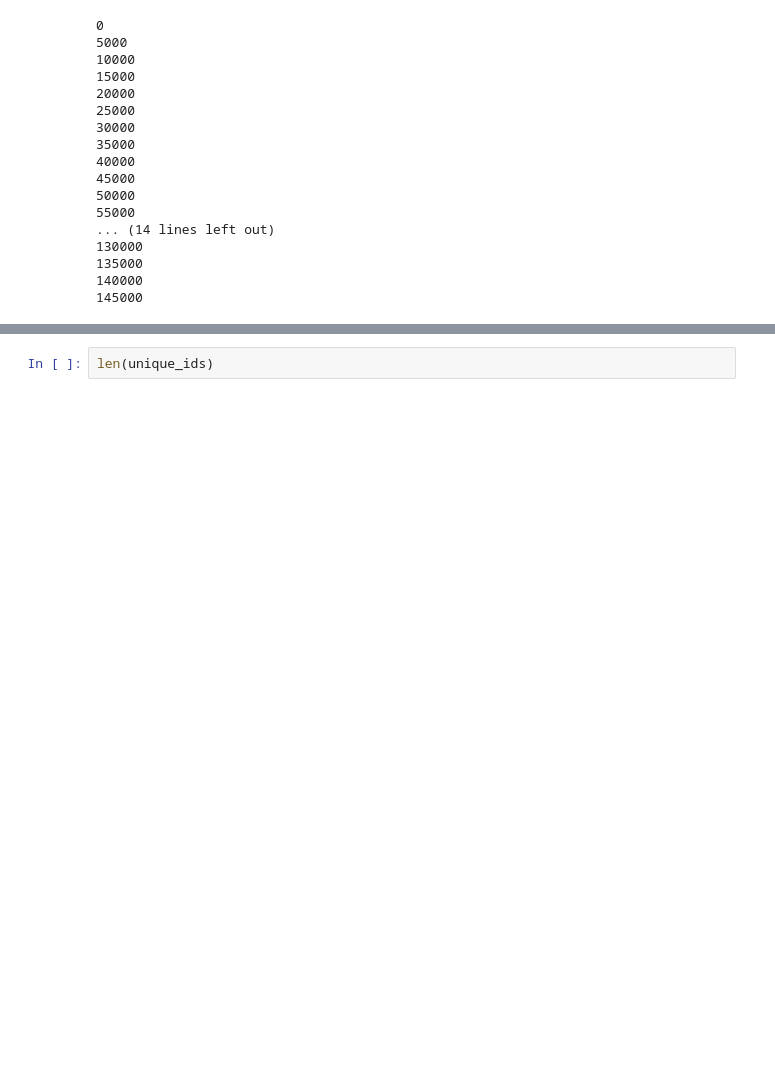
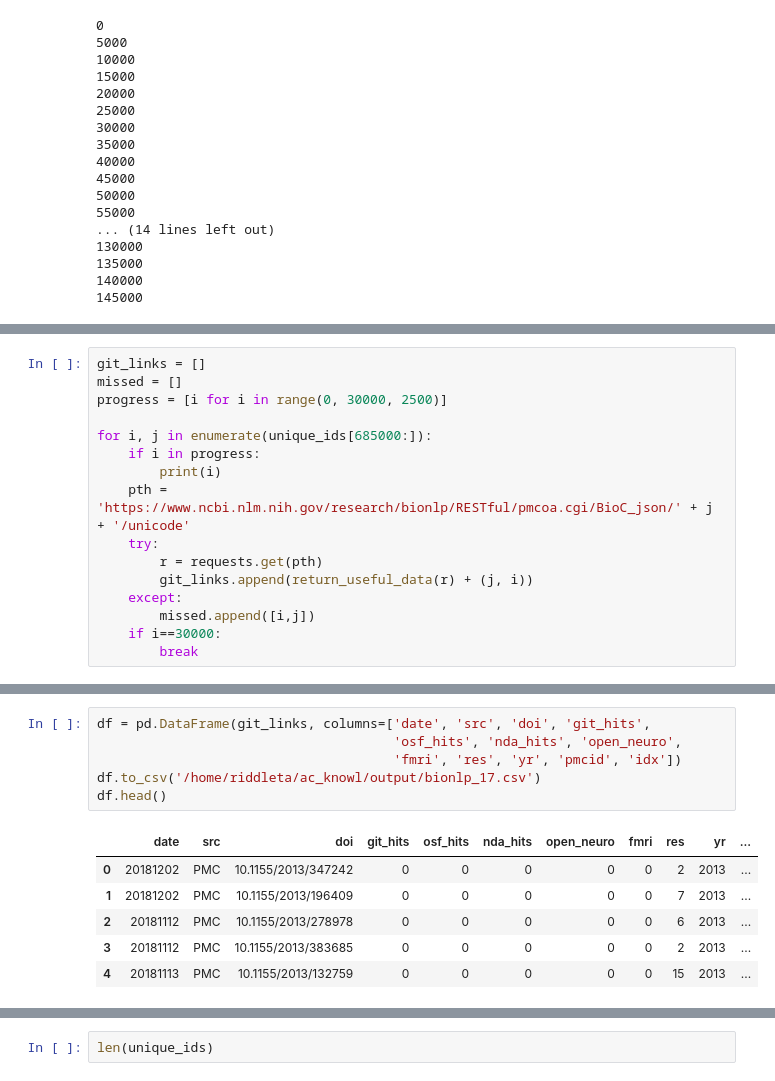
Before and after one commit to riddlet/ac_knowl, a Jupyter notebook: testing_sparql.ipynb, the cells around one changed output, grey strips where cells are left out. Drawn from its saved outputs; the diff is of its cells as text; blank space fills up the shorter version.

```diff
--- a/testing_sparql.ipynb
+++ b/testing_sparql.ipynb
@@ -864,0 +958,16 @@ for i, j in enumerate(unique_ids[625000:]):
+# %%
+git_links = []
+missed = []
+progress = [i for i in range(0, 30000, 2500)]
+
+for i, j in enumerate(unique_ids[685000:]):
+    if i in progress:
+        print(i)
+    pth = 'https://www.ncbi.nlm.nih.gov/research/bionlp/RESTful/pmcoa.cgi/BioC_json/' + j + '/unicode'
+    try:
+        r = requests.get(pth)
+        git_links.append(return_useful_data(r) + (j, i))
+    except:
+        missed.append([i,j])
+    if i==30000:
+        break
@@ -864,0 +987,13 @@ for i, j in enumerate(unique_ids[625000:]):
+# %%
+df = pd.DataFrame(git_links, columns=['date', 'src', 'doi', 'git_hits',
+                                      'osf_hits', 'nda_hits', 'open_neuro',
+                                      'fmri', 'res', 'yr', 'pmcid', 'idx'])
+df.to_csv('/home/riddleta/ac_knowl/output/bionlp_17.csv')
+df.head()
+# %% [output]
+|  | date | src | doi | git_hits | osf_hits | nda_hits | open_neuro | fmri | res | yr | ... |
+| 0 | 20181202 | PMC | 10.1155/2013/347242 | 0 | 0 | 0 | 0 | 0 | 2 | 2013 | ... |
+| 1 | 20181202 | PMC | 10.1155/2013/196409 | 0 | 0 | 0 | 0 | 0 | 7 | 2013 | ... |
+| 2 | 20181112 | PMC | 10.1155/2013/278978 | 0 | 0 | 0 | 0 | 0 | 6 | 2013 | ... |
+| 3 | 20181112 | PMC | 10.1155/2013/383685 | 0 | 0 | 0 | 0 | 0 | 2 | 2013 | ... |
+| 4 | 20181113 | PMC | 10.1155/2013/132759 | 0 | 0 | 0 | 0 | 0 | 15 | 2013 | ... |
```
Also changed, not shown: parts of 26 cells of this notebook, 1 other file.
